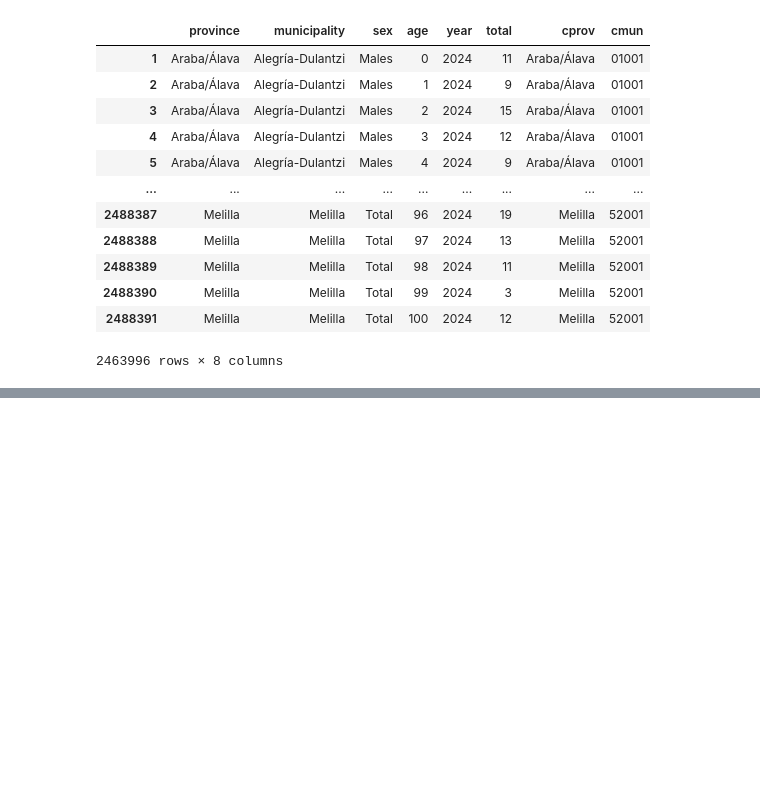
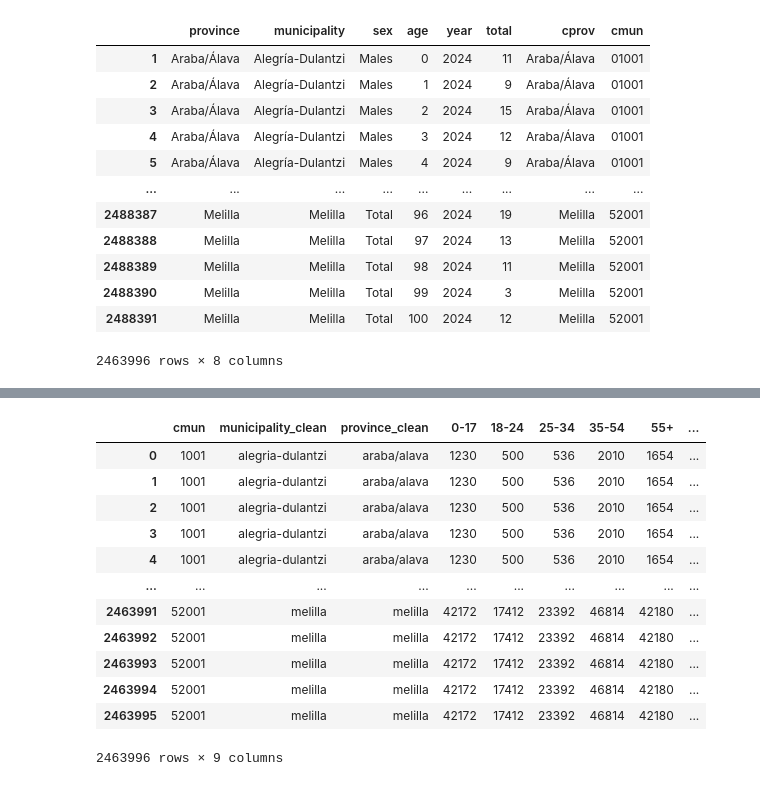
Before and after one commit to marimoysan/ml-pueblos, a Jupyter notebook: notebooks/clean_age.ipynb, the cells around one changed output, grey strips where cells are left out. Saved outputs shown, nothing was run; the diff lists cells and outputs as text; code cells hidden in the pictures; blank space fills up the shorter version.

```diff
--- a/notebooks/clean_age.ipynb
+++ b/notebooks/clean_age.ipynb
@@ -278,0 +354,2 @@ df_2024.sample(10)
+# %%
+df_age_combined = df_age_combined.drop(["year", "municipality", "province"], axis = 1)
@@ -278,0 +372,2 @@ df_2024.sample(10)
+# %%
+df_age_combined = df_age_combined[["cmun", "municipality_clean", "province_clean", "0-17", "18-24", "25-34", "35-54","55+"]]
@@ -278,0 +406,2 @@ df_2024.sample(10)
+# %%
+df_age_combined["total_population"] = df_age_combined["0-17"] + df_age_combined["18-24"] + df_age_combined["25-34"] + df_age_combined["35-54"] + df_age_combined["55+"]
@@ -278,0 +414,16 @@ df_2024.sample(10)
+# %%
+df_age_combined
+# %% [output]
+|  | cmun | municipality_clean | province_clean | 0-17 | 18-24 | 25-34 | 35-54 | 55+ | ... |
+| 0 | 1001 | alegria-dulantzi | araba/alava | 1230 | 500 | 536 | 2010 | 1654 | ... |
+| 1 | 1001 | alegria-dulantzi | araba/alava | 1230 | 500 | 536 | 2010 | 1654 | ... |
+| 2 | 1001 | alegria-dulantzi | araba/alava | 1230 | 500 | 536 | 2010 | 1654 | ... |
+| 3 | 1001 | alegria-dulantzi | araba/alava | 1230 | 500 | 536 | 2010 | 1654 | ... |
+| 4 | 1001 | alegria-dulantzi | araba/alava | 1230 | 500 | 536 | 2010 | 1654 | ... |
+| ... | ... | ... | ... | ... | ... | ... | ... | ... | ... |
+| 2463991 | 52001 | melilla | melilla | 42172 | 17412 | 23392 | 46814 | 42180 | ... |
+| 2463992 | 52001 | melilla | melilla | 42172 | 17412 | 23392 | 46814 | 42180 | ... |
+| 2463993 | 52001 | melilla | melilla | 42172 | 17412 | 23392 | 46814 | 42180 | ... |
+| 2463994 | 52001 | melilla | melilla | 42172 | 17412 | 23392 | 46814 | 42180 | ... |
+| 2463995 | 52001 | melilla | melilla | 42172 | 17412 | 23392 | 46814 | 42180 | ... |
+2463996 rows × 9 columns
```
Also changed, not shown: parts of 21 cells of this notebook, 1 other file.
